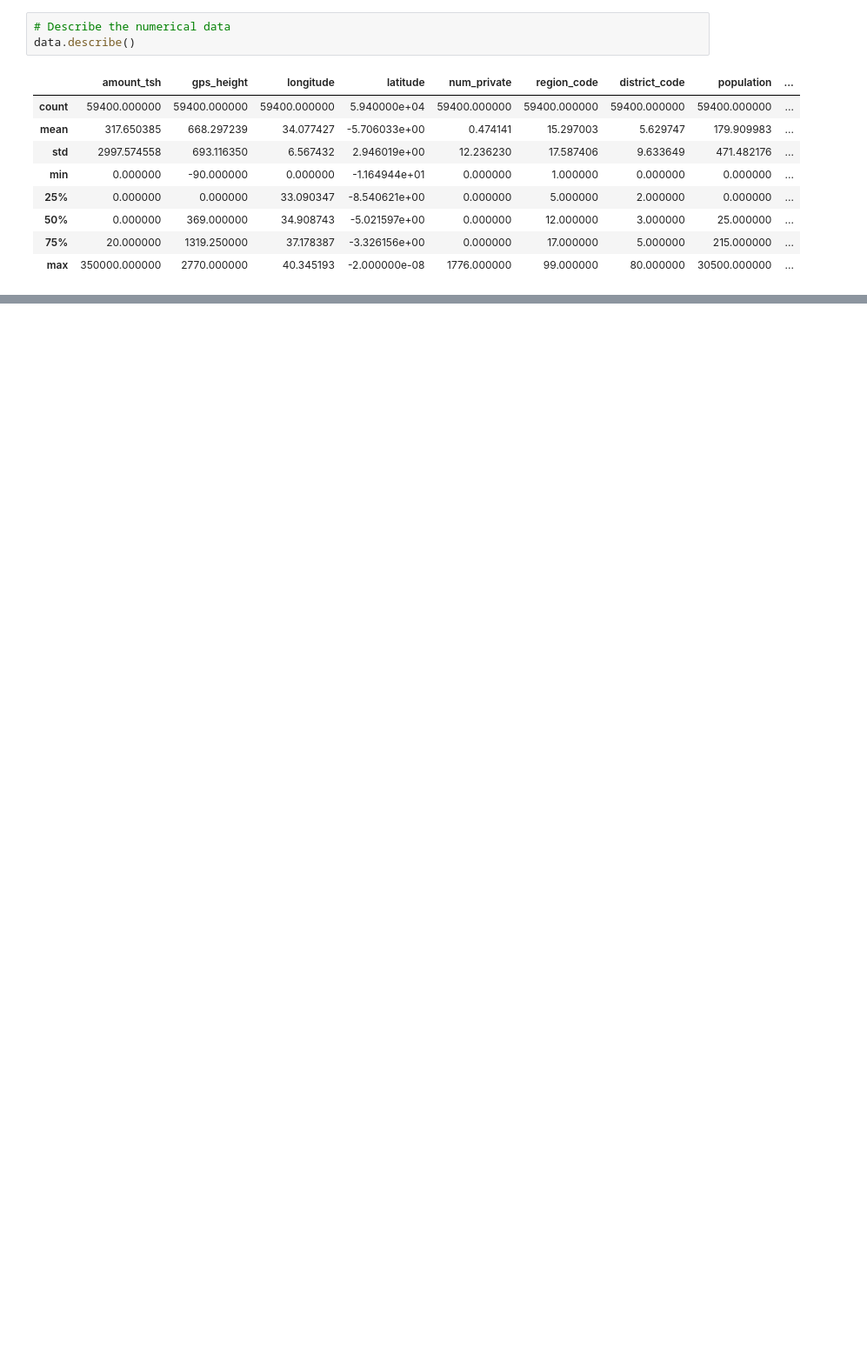
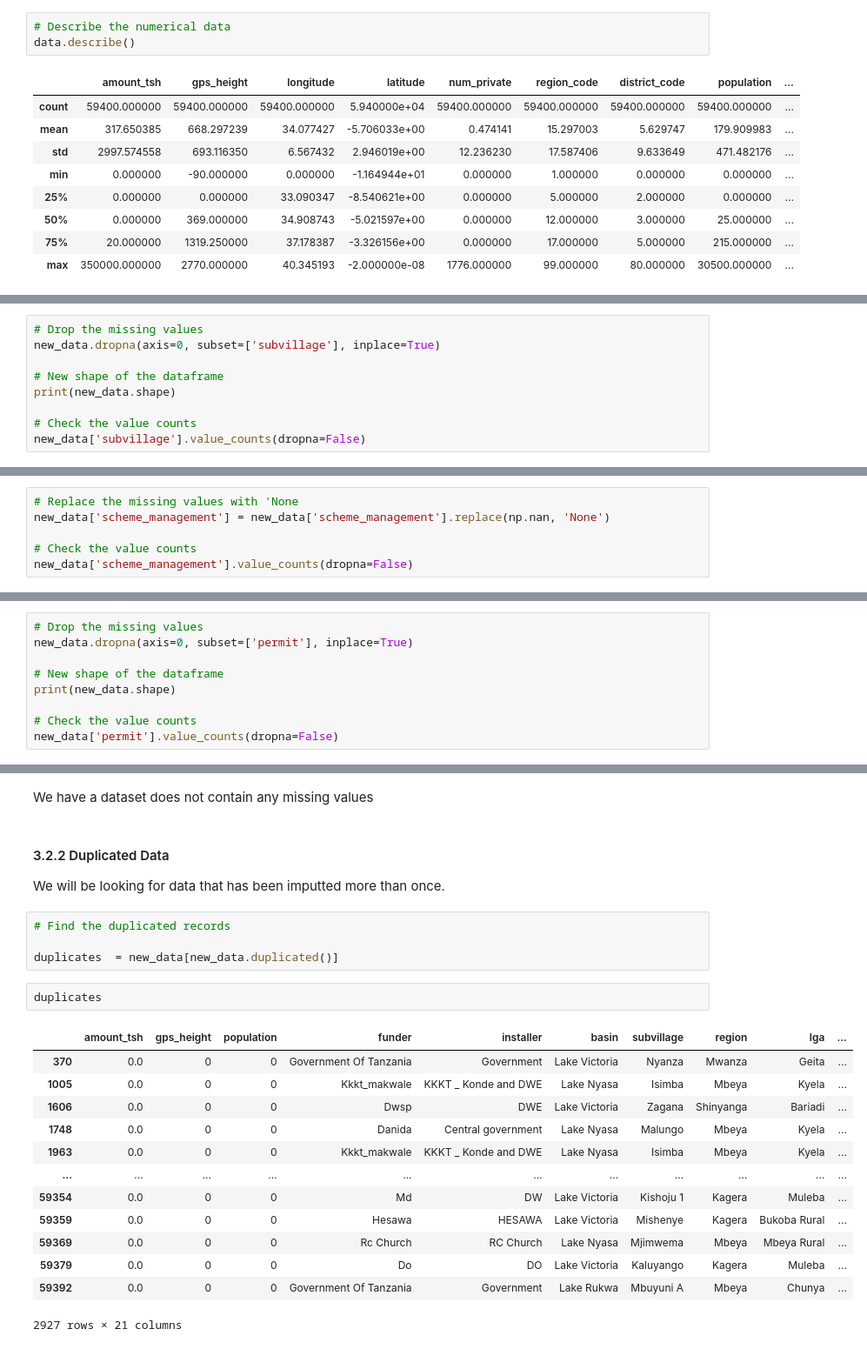
Before and after one commit to femikamau/Tanzanian-Water-Wells-Prediction, a Jupyter notebook: index.ipynb, the cells around one changed output, grey strips where cells are left out. Shown: that part at 87% size. Saved outputs shown, nothing was run; the diff lists cells and outputs as text; blank space fills up the shorter version.

```diff
--- a/index.ipynb
+++ b/index.ipynb
@@ -229,0 +411,9 @@ data.describe()
+# %%
+# Drop the missing values
+new_data.dropna(axis=0, subset=['subvillage'], inplace=True)
+
+# New shape of the dataframe
+print(new_data.shape)
+
+# Check the value counts
+new_data['subvillage'].value_counts(dropna=False)
@@ -229,0 +460,6 @@ data.describe()
+# %%
+# Replace the missing values with 'None
+new_data['scheme_management'] = new_data['scheme_management'].replace(np.nan, 'None')
+
+# Check the value counts
+new_data['scheme_management'].value_counts(dropna=False)
@@ -229,0 +496,9 @@ data.describe()
+# %%
+# Drop the missing values
+new_data.dropna(axis=0, subset=['permit'], inplace=True)
+
+# New shape of the dataframe
+print(new_data.shape)
+
+# Check the value counts
+new_data['permit'].value_counts(dropna=False)
@@ -229,0 +510,26 @@ data.describe()
+# %% [markdown]
+We have a dataset does not contain any missing values
+# %% [markdown]
+#### 3.2.2 Duplicated Data
+
+We will be looking for data that has been imputted more than once.
+# %%
+# Find the duplicated records
+
+duplicates  = new_data[new_data.duplicated()]
+# %%
+duplicates
+# %% [output]
+|  | amount_tsh | gps_height | population | funder | installer | basin | subvillage | region | lga | ... |
+| 370 | 0.0 | 0 | 0 | Government Of Tanzania | Government | Lake Victoria | Nyanza | Mwanza | Geita | ... |
+| 1005 | 0.0 | 0 | 0 | Kkkt_makwale | KKKT _ Konde and DWE | Lake Nyasa | Isimba | Mbeya | Kyela | ... |
+| 1606 | 0.0 | 0 | 0 | Dwsp | DWE | Lake Victoria | Zagana | Shinyanga | Bariadi | ... |
+| 1748 | 0.0 | 0 | 0 | Danida | Central government | Lake Nyasa | Malungo | Mbeya | Kyela | ... |
+| 1963 | 0.0 | 0 | 0 | Kkkt_makwale | KKKT _ Konde and DWE | Lake Nyasa | Isimba | Mbeya | Kyela | ... |
+| ... | ... | ... | ... | ... | ... | ... | ... | ... | ... | ... |
+| 59354 | 0.0 | 0 | 0 | Md | DW | Lake Victoria | Kishoju 1 | Kagera | Muleba | ... |
+| 59359 | 0.0 | 0 | 0 | Hesawa | HESAWA | Lake Victoria | Mishenye | Kagera | Bukoba Rural | ... |
+| 59369 | 0.0 | 0 | 0 | Rc Church | RC Church | Lake Nyasa | Mjimwema | Mbeya | Mbeya Rural | ... |
+| 59379 | 0.0 | 0 | 0 | Do | DO | Lake Victoria | Kaluyango | Kagera | Muleba | ... |
+| 59392 | 0.0 | 0 | 0 | Government Of Tanzania | Government | Lake Rukwa | Mbuyuni A | Mbeya | Chunya | ... |
+2927 rows × 21 columns
```
Also changed, not shown: parts of 33 cells of this notebook.
